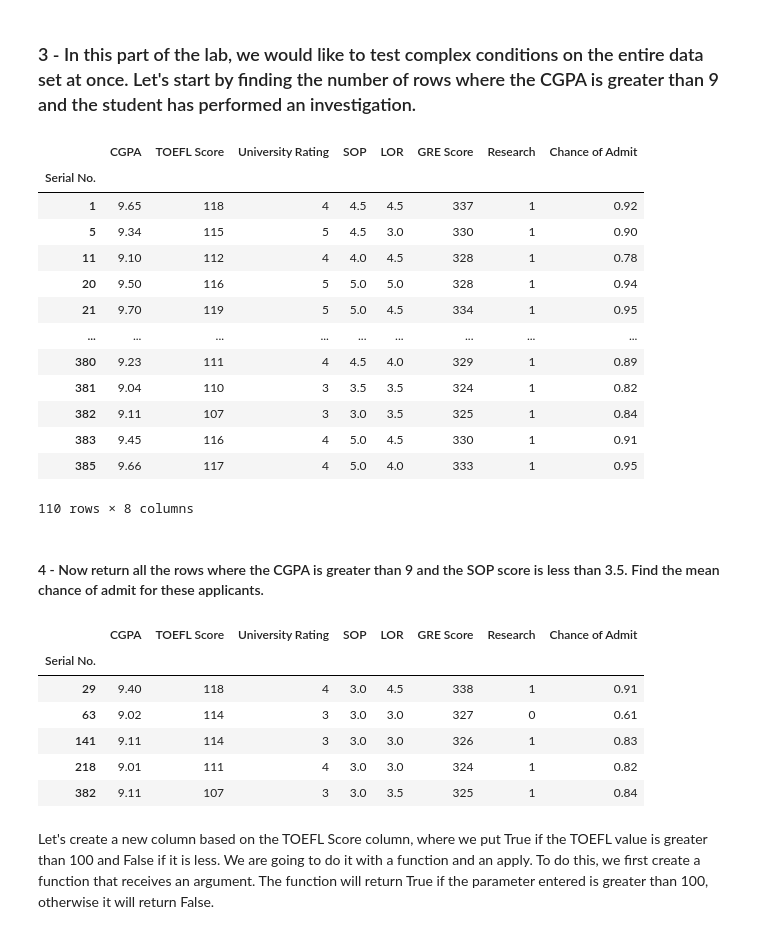
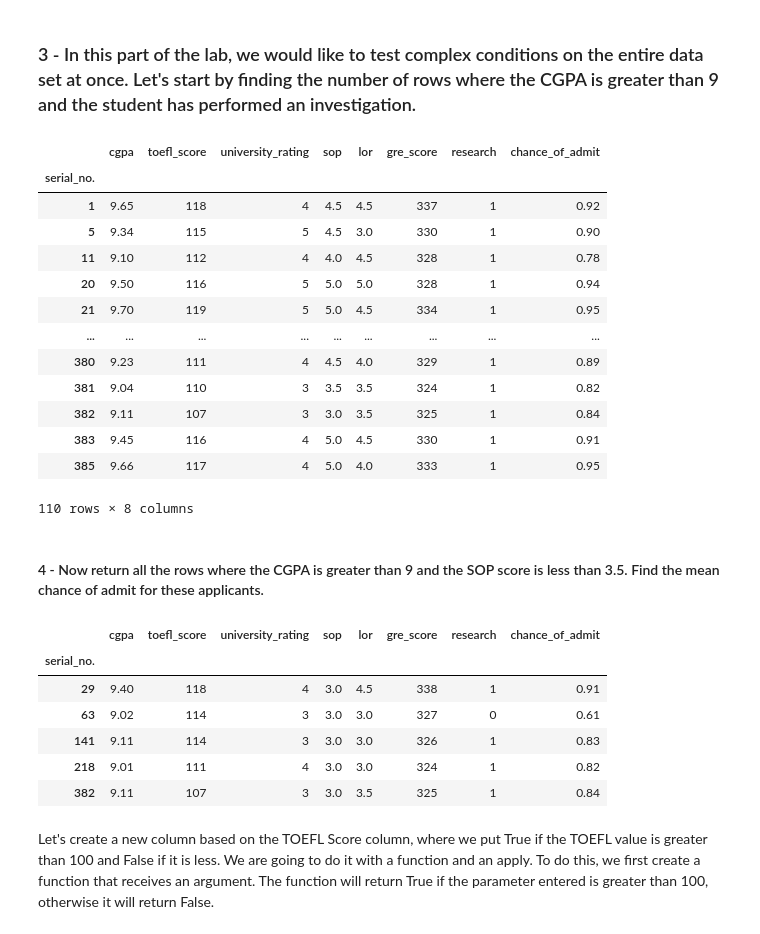
Before and after one commit to Ironhack-Data-Madrid-Enero-2022/lab-pandas, a Jupyter notebook: your-code/pandas_1.ipynb, the cells around one changed output. Cells and saved outputs as stored; diff of their text form; code cells hidden in the pictures.

```diff
--- a/your-code/pandas_1.ipynb
+++ b/your-code/pandas_1.ipynb
@@ -221,0 +275,2 @@ memory usage: 27.2 KB
+# %%
+admissions.rename(columns=diccio_nuevas, inplace=True)
@@ -226,7 +290,7 @@ admissions.index
 # %% [output]
 RangeIndex(start=0, stop=385, step=1)
 # %%
-admissions = admissions.set_index("Serial No.")
+admissions = admissions.set_index("serial_no.")
 # %%
 admissions.head()
 # %% [output]
@@ -239,8 +303,8 @@ admissions.head()
 | 5 | 330 | 115 | 5 | 4.5 | 3.0 | 9.34 | 1 | 0.90 |
 # %% [markdown]
 Turns out that `GRE Score` and `CGPA` also uniquely identify the data. Show this in the cell below.
-# %%
-admissions = admissions.reindex(columns =['CGPA', 'TOEFL Score', 'University Rating', 'SOP', 'LOR', 'GRE Score', 'Research', 'Chance of Admit'] )
+# %%
+admissions = admissions.reindex(columns =['cgpa', 'toefl_score', 'university_rating', 'sop', 'lor', 'gre_score', 'research', 'chance_of_admit'] )
 # %%
 admissions.head()
 # %% [output]
@@ -254,10 +318,10 @@ admissions.head()
 # %% [markdown]
 ### 3 - In this part of the lab, we would like to test complex conditions on the entire data set at once. Let's start by finding the number of rows where the CGPA is greater than 9 and the student has performed an investigation.
 # %%
-admissions.loc[(admissions["CGPA"] > 9)]
+admissions.loc[(admissions["cgpa"] > 9)]
 # %% [output]
-|  | CGPA | TOEFL Score | University Rating | SOP | LOR | GRE Score | Research | Chance of Admit |
-| Serial No. |  |  |  |  |  |  |  |  |
+|  | cgpa | toefl_score | university_rating | sop | lor | gre_score | research | chance_of_admit |
+| serial_no. |  |  |  |  |  |  |  |  |
 | 1 | 9.65 | 118 | 4 | 4.5 | 4.5 | 337 | 1 | 0.92 |
 | 5 | 9.34 | 115 | 5 | 4.5 | 3.0 | 330 | 1 | 0.90 |
 | 11 | 9.10 | 112 | 4 | 4.0 | 4.5 | 328 | 1 | 0.78 |
@@ -273,10 +337,10 @@ admissions.loc[(admissions["CGPA"] > 9)]
 # %% [markdown]
 #### 4 - Now return all the rows where the CGPA is greater than 9 and the SOP score is less than 3.5. Find the mean chance of admit for these applicants.
 # %%
-admissions.loc[(admissions["CGPA"] > 9) & (admissions["SOP"] < 3.5)]
+admissions.loc[(admissions["cgpa"] > 9) & (admissions["sop"] < 3.5)]
 # %% [output]
-|  | CGPA | TOEFL Score | University Rating | SOP | LOR | GRE Score | Research | Chance of Admit |
-| Serial No. |  |  |  |  |  |  |  |  |
+|  | cgpa | toefl_score | university_rating | sop | lor | gre_score | research | chance_of_admit |
+| serial_no. |  |  |  |  |  |  |  |  |
 | 29 | 9.40 | 118 | 4 | 3.0 | 4.5 | 338 | 1 | 0.91 |
 | 63 | 9.02 | 114 | 3 | 3.0 | 3.0 | 327 | 0 | 0.61 |
 | 141 | 9.11 | 114 | 3 | 3.0 | 3.0 | 326 | 1 | 0.83 |
```
Also changed, not shown: parts of 18 cells of this notebook.
